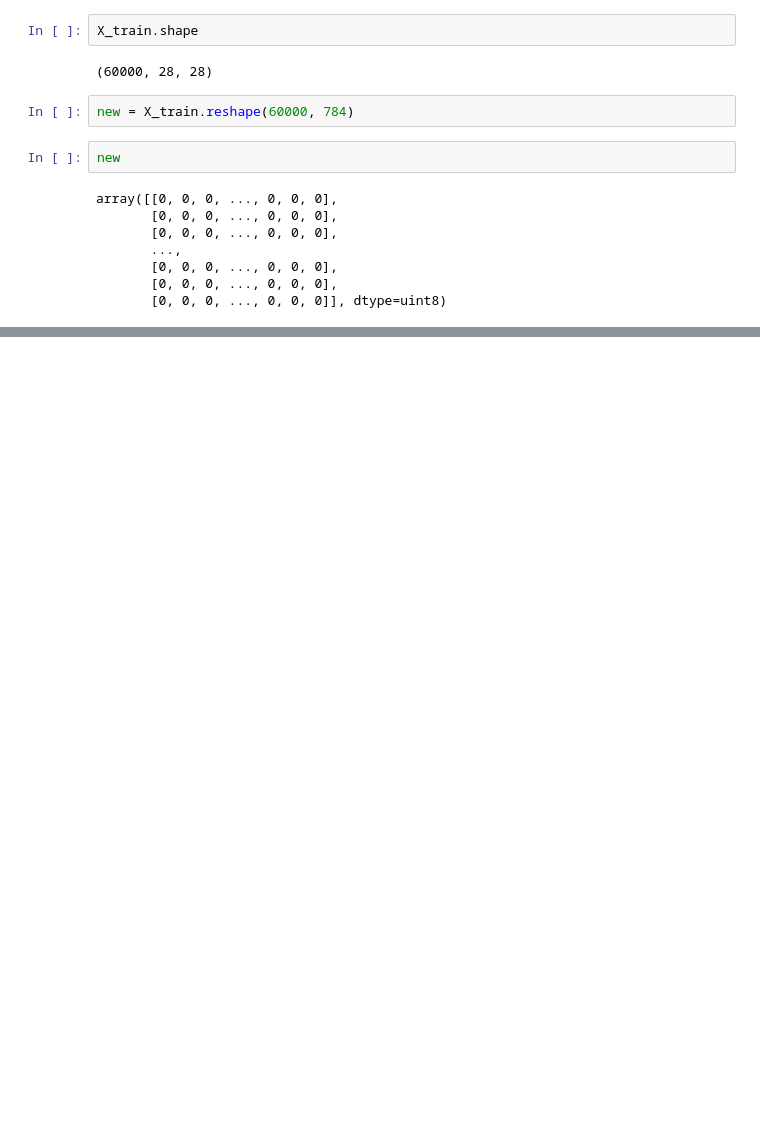
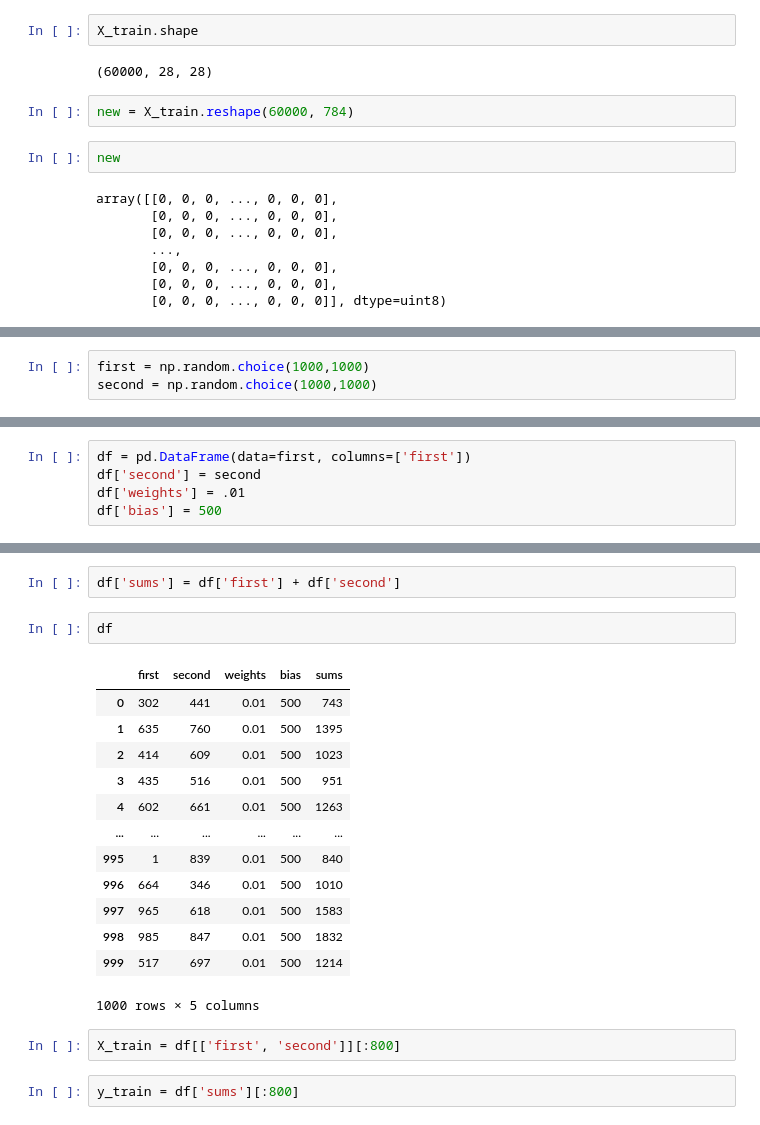
Before and after one commit to bphall/pca_sandbox, a Jupyter notebook: pca_sandbox.ipynb, the cells around one changed output, grey strips where cells are left out. Cells and saved outputs as stored; diff of their text form; blank space fills up the shorter version.

```diff
--- a/pca_sandbox.ipynb
+++ b/pca_sandbox.ipynb
@@ -295,0 +304,3 @@ array([[0, 0, 0, ..., 0, 0, 0],
+# %%
+first = np.random.choice(1000,1000)
+second = np.random.choice(1000,1000)
@@ -295,0 +310,5 @@ array([[0, 0, 0, ..., 0, 0, 0],
+# %%
+df = pd.DataFrame(data=first, columns=['first'])
+df['second'] = second
+df['weights'] = .01
+df['bias'] = 500
@@ -295,0 +317,22 @@ array([[0, 0, 0, ..., 0, 0, 0],
+# %%
+df['sums'] = df['first'] + df['second']
+# %%
+df
+# %% [output]
+|  | first | second | weights | bias | sums |
+| 0 | 302 | 441 | 0.01 | 500 | 743 |
+| 1 | 635 | 760 | 0.01 | 500 | 1395 |
+| 2 | 414 | 609 | 0.01 | 500 | 1023 |
+| 3 | 435 | 516 | 0.01 | 500 | 951 |
+| 4 | 602 | 661 | 0.01 | 500 | 1263 |
+| ... | ... | ... | ... | ... | ... |
+| 995 | 1 | 839 | 0.01 | 500 | 840 |
+| 996 | 664 | 346 | 0.01 | 500 | 1010 |
+| 997 | 965 | 618 | 0.01 | 500 | 1583 |
+| 998 | 985 | 847 | 0.01 | 500 | 1832 |
+| 999 | 517 | 697 | 0.01 | 500 | 1214 |
+1000 rows × 5 columns
+# %%
+X_train = df[['first', 'second']][:800]
+# %%
+y_train = df['sums'][:800]
```
Also changed, not shown: parts of 15 cells of this notebook, 1 other file.
